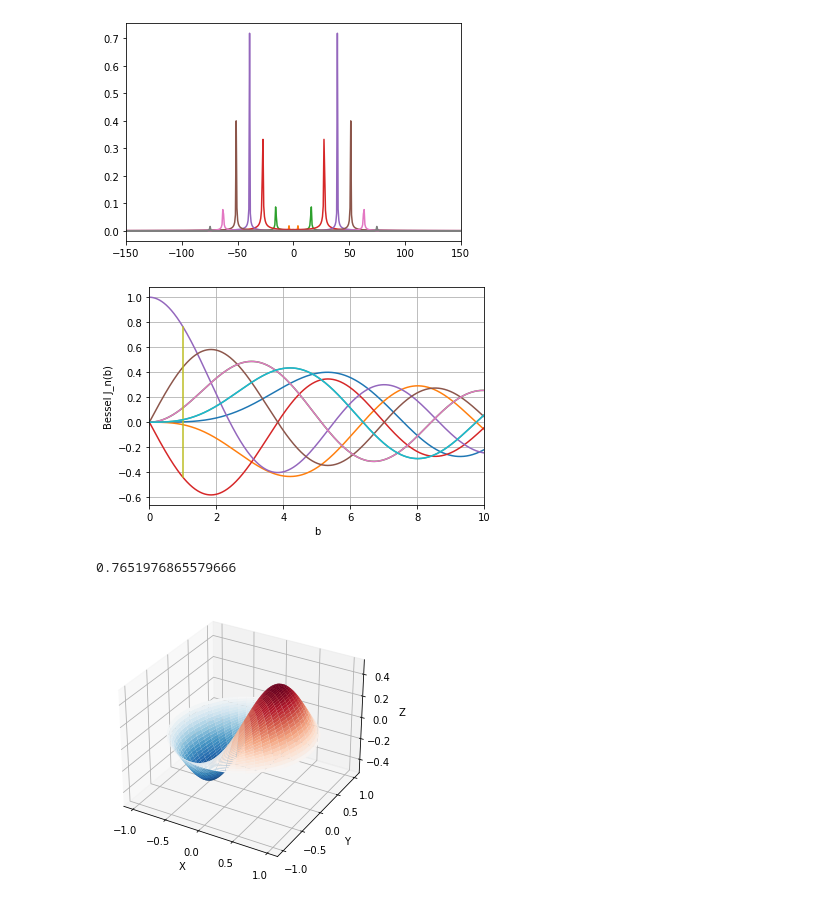
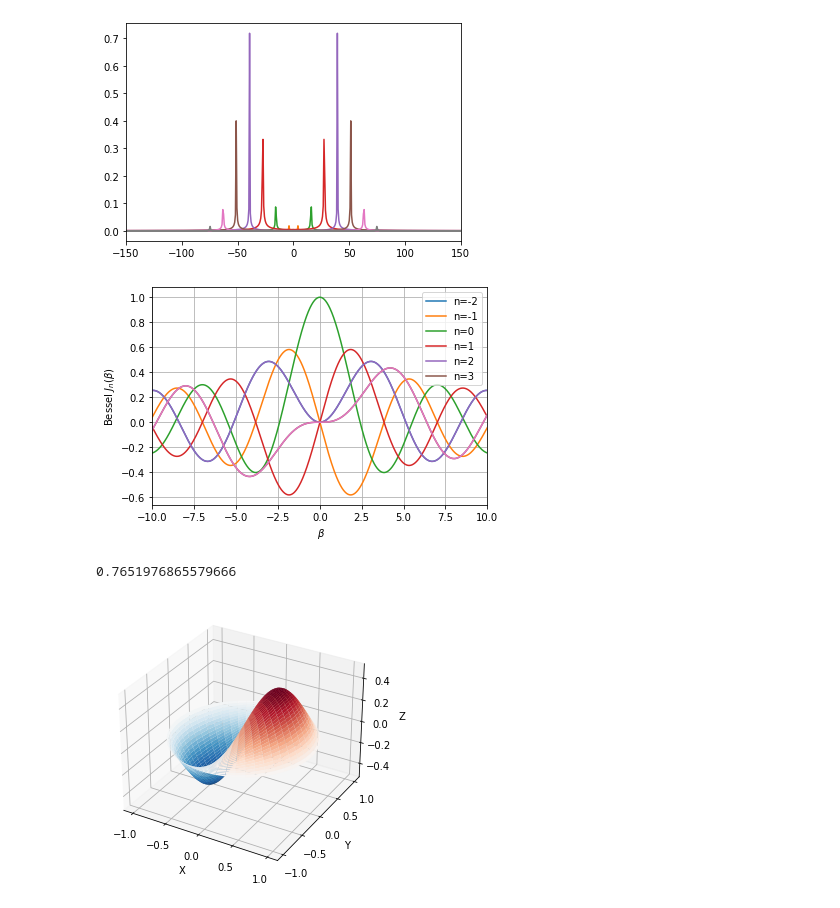
Before and after one commit to AndreasFMueller/SeminarSpezielleFunktionen, a Jupyter notebook: buch/papers/fm/Python animation/Bessel-FM.ipynb, the cells around one changed output. Cells and saved outputs as stored; diff of their text form; code cells hidden in the pictures.

Commit message:
Kapitel bessel unterteilt

```diff
--- a/buch/papers/fm/Python animation/Bessel-FM.ipynb
+++ b/buch/papers/fm/Python animation/Bessel-FM.ipynb
@@ -48,21 +51,22 @@ fm(1)
 [figure]
 # %%
 
-for n in range (-4,4):
-    x = np.linspace(0,11,1000)
+for n in range (-2,4):
+    x = np.linspace(-11,11,1000)
     y = sc.jv(n,x)
-    plt.plot(x, y, '-')
-plt.plot([1,1],[sc.jv(0,1),sc.jv(-1,1)],)
-plt.xlim(0,10)
+    plt.plot(x, y, '-',label='n='+str(n))
+#plt.plot([1,1],[sc.jv(0,1),sc.jv(-1,1)],)
+plt.xlim(-10,10)
 plt.grid(True)
-plt.ylabel('Bessel J_n(b)')
-plt.xlabel('b')
+plt.ylabel('Bessel $J_n(\\beta)$')
+plt.xlabel(' $ \\beta $ ')
 plt.plot(x, y)
+plt.legend()
 plt.show()
-
+#plt.savefig('bessel.pgf', format='pgf')
 print(sc.jv(0,1))
 # %% [output]
-[figure, old version]
+[figure, new version]
 0.7651976865579666
 # %%
 from scipy import special
```
Also changed, not shown: parts of 1 cell of this notebook, 1 other file.
